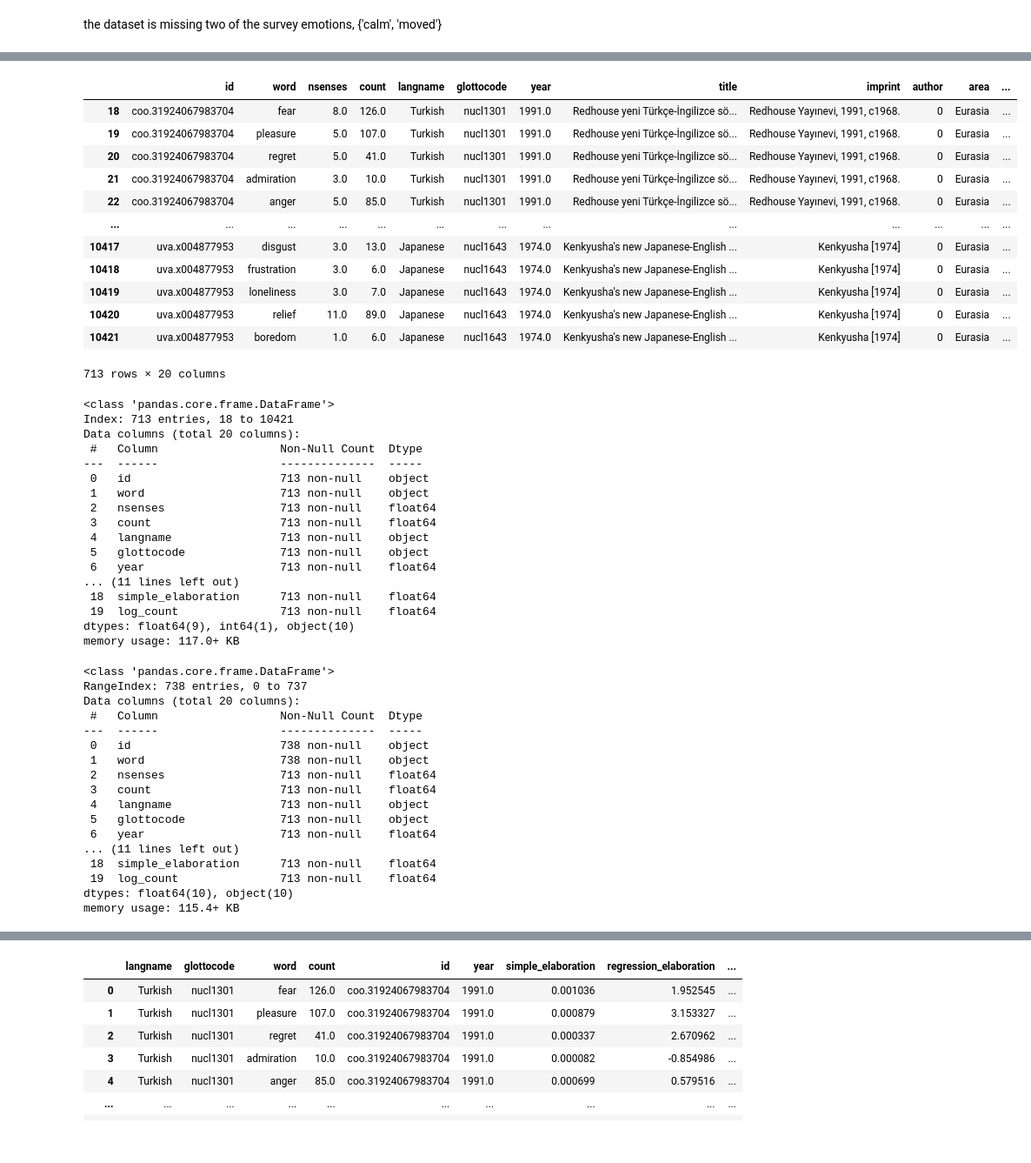
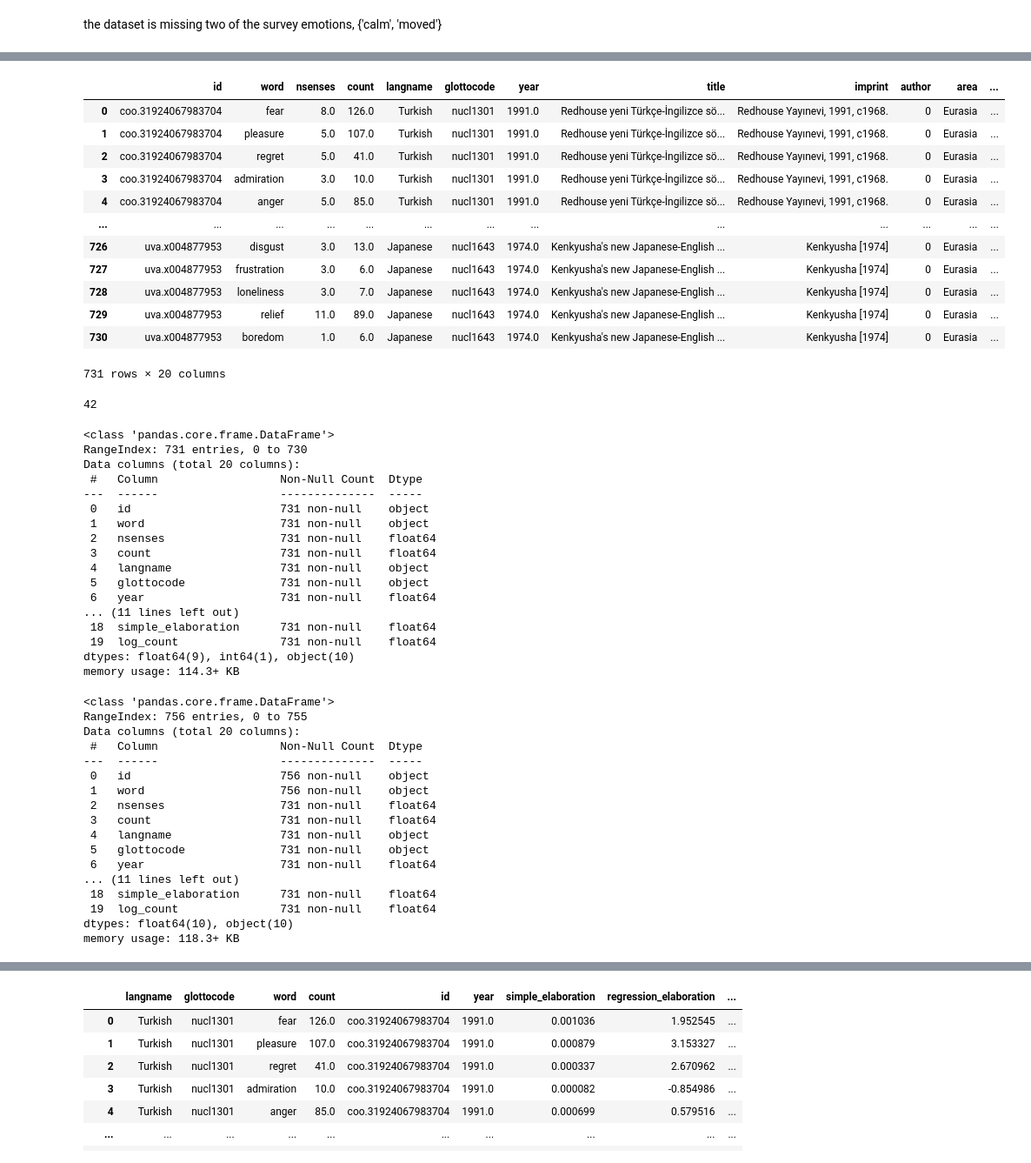
Before and after one commit to AsherKtech/hypocognition, a Jupyter notebook: notebooks/MAX_sun_covid.ipynb, the cells around one changed output, grey strips where cells are left out. Shown at 87% size. Drawn from its saved outputs; the diff is of its cells as text; code cells hidden in the pictures.

```diff
--- a/notebooks/MAX_sun_covid.ipynb
+++ b/notebooks/MAX_sun_covid.ipynb
@@ -461,40 +447,46 @@ filtered_mapped = filtered_mapped.loc[:, ~filtered_mapped.columns.duplicated()]
 # %%
-bila_nouns_full_emotions_filtered = bila_nouns_full_emotions[bila_nouns_full_emotions['langname'].isin(covid_to_bila_nouns_full_lang_name_mapping['bila_language_name_mapping'].values)]
+# fileter just the 50 languages from the survey
+bila_nouns_full_emotions_filtered = bila_nouns_full_emotions[bila_nouns_full_emotions['langname'].isin(covid_to_bila_nouns_full_lang_name_mapping['bila_language_name_mapping'].values)].reset_index(drop=True)
 bila_nouns_full_emotions_filtered
 # %% [output]
 |  | id | word | nsenses | count | langname | glottocode | year | title | imprint | author | area | ... |
-| 18 | coo.31924067983704 | fear | 8.0 | 126.0 | Turkish | nucl1301 | 1991.0 | Redhouse yeni Türkçe-İngilizce sö... | Redhouse Yayınevi, 1991, c1968. | 0 | Eurasia | ... |
-| 19 | coo.31924067983704 | pleasure | 5.0 | 107.0 | Turkish | nucl1301 | 1991.0 | Redhouse yeni Türkçe-İngilizce sö... | Redhouse Yayınevi, 1991, c1968. | 0 | Eurasia | ... |
-| 20 | coo.31924067983704 | regret | 5.0 | 41.0 | Turkish | nucl1301 | 1991.0 | Redhouse yeni Türkçe-İngilizce sö... | Redhouse Yayınevi, 1991, c1968. | 0 | Eurasia | ... |
-| 21 | coo.31924067983704 | admiration | 3.0 | 10.0 | Turkish | nucl1301 | 1991.0 | Redhouse yeni Türkçe-İngilizce sö... | Redhouse Yayınevi, 1991, c1968. | 0 | Eurasia | ... |
-| 22 | coo.31924067983704 | anger | 5.0 | 85.0 | Turkish | nucl1301 | 1991.0 | Redhouse yeni Türkçe-İngilizce sö... | Redhouse Yayınevi, 1991, c1968. | 0 | Eurasia | ... |
+| 0 | coo.31924067983704 | fear | 8.0 | 126.0 | Turkish | nucl1301 | 1991.0 | Redhouse yeni Türkçe-İngilizce sö... | Redhouse Yayınevi, 1991, c1968. | 0 | Eurasia | ... |
+| 1 | coo.31924067983704 | pleasure | 5.0 | 107.0 | Turkish | nucl1301 | 1991.0 | Redhouse yeni Türkçe-İngilizce sö... | Redhouse Yayınevi, 1991, c1968. | 0 | Eurasia | ... |
+| 2 | coo.31924067983704 | regret | 5.0 | 41.0 | Turkish | nucl1301 | 1991.0 | Redhouse yeni Türkçe-İngilizce sö... | Redhouse Yayınevi, 1991, c1968. | 0 | Eurasia | ... |
+| 3 | coo.31924067983704 | admiration | 3.0 | 10.0 | Turkish | nucl1301 | 1991.0 | Redhouse yeni Türkçe-İngilizce sö... | Redhouse Yayınevi, 1991, c1968. | 0 | Eurasia | ... |
+| 4 | coo.31924067983704 | anger | 5.0 | 85.0 | Turkish | nucl1301 | 1991.0 | Redhouse yeni Türkçe-İngilizce sö... | Redhouse Yayınevi, 1991, c1968. | 0 | Eurasia | ... |
 | ... | ... | ... | ... | ... | ... | ... | ... | ... | ... | ... | ... | ... |
-| 10417 | uva.x004877953 | disgust | 3.0 | 13.0 | Japanese | nucl1643 | 1974.0 | Kenkyusha's new Japanese-English ... | Kenkyusha [1974] | 0 | Eurasia | ... |
-| 10418 | uva.x004877953 | frustration | 3.0 | 6.0 | Japanese | nucl1643 | 1974.0 | Kenkyusha's new Japanese-English ... | Kenkyusha [1974] | 0 | Eurasia | ... |
-| 10419 | uva.x004877953 | loneliness | 3.0 | 7.0 | Japanese | nucl1643 | 1974.0 | Kenkyusha's new Japanese-English ... | Kenkyusha [1974] | 0 | Eurasia | ... |
-| 10420 | uva.x004877953 | relief | 11.0 | 89.0 | Japanese | nucl1643 | 1974.0 | Kenkyusha's new Japanese-English ... | Kenkyusha [1974] | 0 | Eurasia | ... |
-| 10421 | uva.x004877953 | boredom | 1.0 | 6.0 | Japanese | nucl1643 | 1974.0 | Kenkyusha's new Japanese-English ... | Kenkyusha [1974] | 0 | Eurasia | ... |
+| 726 | uva.x004877953 | disgust | 3.0 | 13.0 | Japanese | nucl1643 | 1974.0 | Kenkyusha's new Japanese-English ... | Kenkyusha [1974] | 0 | Eurasia | ... |
+| 727 | uva.x004877953 | frustration | 3.0 | 6.0 | Japanese | nucl1643 | 1974.0 | Kenkyusha's new Japanese-English ... | Kenkyusha [1974] | 0 | Eurasia | ... |
+| 728 | uva.x004877953 | loneliness | 3.0 | 7.0 | Japanese | nucl1643 | 1974.0 | Kenkyusha's new Japanese-English ... | Kenkyusha [1974] | 0 | Eurasia | ... |
+| 729 | uva.x004877953 | relief | 11.0 | 89.0 | Japanese | nucl1643 | 1974.0 | Kenkyusha's new Japanese-English ... | Kenkyusha [1974] | 0 | Eurasia | ... |
+| 730 | uva.x004877953 | boredom | 1.0 | 6.0 | Japanese | nucl1643 | 1974.0 | Kenkyusha's new Japanese-English ... | Kenkyusha [1974] | 0 | Eurasia | ... |
-713 rows × 20 columns
+731 rows × 20 columns
+# %%
+
+bila_nouns_full_emotions_filtered['langname'].nunique()
+# %% [output]
+42
 # %%
 bila_nouns_full_emotions_filtered.info()
 # %% [output]
 <class 'pandas.core.frame.DataFrame'>
-Index: 713 entries, 18 to 10421
+RangeIndex: 731 entries, 0 to 730
 Data columns (total 20 columns):
  #   Column                  Non-Null Count  Dtype
 ---  ------                  --------------  -----
- 0   id                      713 non-null    object
- 1   word                    713 non-null    object
- 2   nsenses                 713 non-null    float64
- 3   count                   713 non-null    float64
- 4   langname                713 non-null    object
- 5   glottocode              713 non-null    object
- 6   year                    713 non-null    float64
+ 0   id                      731 non-null    object
+ 1   word                    731 non-null    object
+ 2   nsenses                 731 non-null    float64
+ 3   count                   731 non-null    float64
+ 4   langname                731 non-null    object
+ 5   glottocode              731 non-null    object
+ 6   year                    731 non-null    float64
 ... (11 lines left out)
- 18  simple_elaboration      713 non-null    float64
- 19  log_count               713 non-null    float64
+ 18  simple_elaboration      731 non-null    float64
+ 19  log_count               731 non-null    float64
 dtypes: float64(9), int64(1), object(10)
-memory usage: 117.0+ KB
+memory usage: 114.3+ KB
 # %%
 # add the rows of the emotions words which don't appear in each dictionary
 bila_emotions = bila_nouns_full_emotions_filtered['word'].unique()
@@ -514,22 +506,22 @@ num_cols = ["nsenses", "count", "log_count"]
 bila_nouns_full_emotions_filtered_full.info()
 # %% [output]
 <class 'pandas.core.frame.DataFrame'>
-RangeIndex: 738 entries, 0 to 737
+RangeIndex: 756 entries, 0 to 755
 Data columns (total 20 columns):
  #   Column                  Non-Null Count  Dtype
 ---  ------                  --------------  -----
- 0   id                      738 non-null    object
- 1   word                    738 non-null    object
- 2   nsenses                 713 non-null    float64
- 3   count                   713 non-null    float64
- 4   langname                713 non-null    object
- 5   glottocode              713 non-null    object
- 6   year                    713 non-null    float64
+ 0   id                      756 non-null    object
+ 1   word                    756 non-null    object
+ 2   nsenses                 731 non-null    float64
+ 3   count                   731 non-null    float64
+ 4   langname                731 non-null    object
+ 5   glottocode              731 non-null    object
+ 6   year                    731 non-null    float64
 ... (11 lines left out)
- 18  simple_elaboration      713 non-null    float64
- 19  log_count               713 non-null    float64
+ 18  simple_elaboration      731 non-null    float64
+ 19  log_count               731 non-null    float64
 dtypes: float64(10), object(10)
-memory usage: 115.4+ KB
+memory usage: 118.3+ KB
 # %%
 
 #set the number columns to 0 where NaN
```
Also changed, not shown: parts of 67 cells of this notebook, 2 other files.
